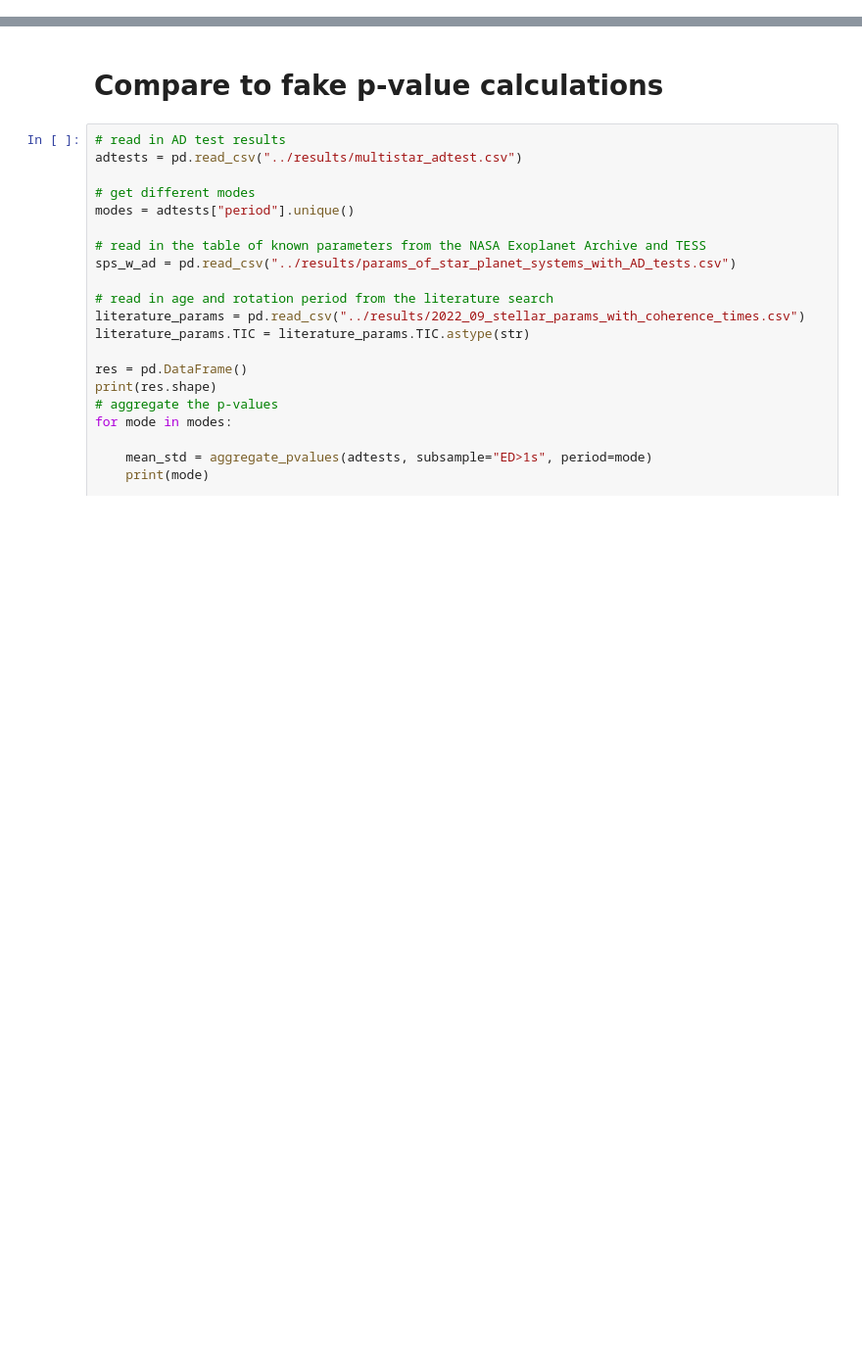
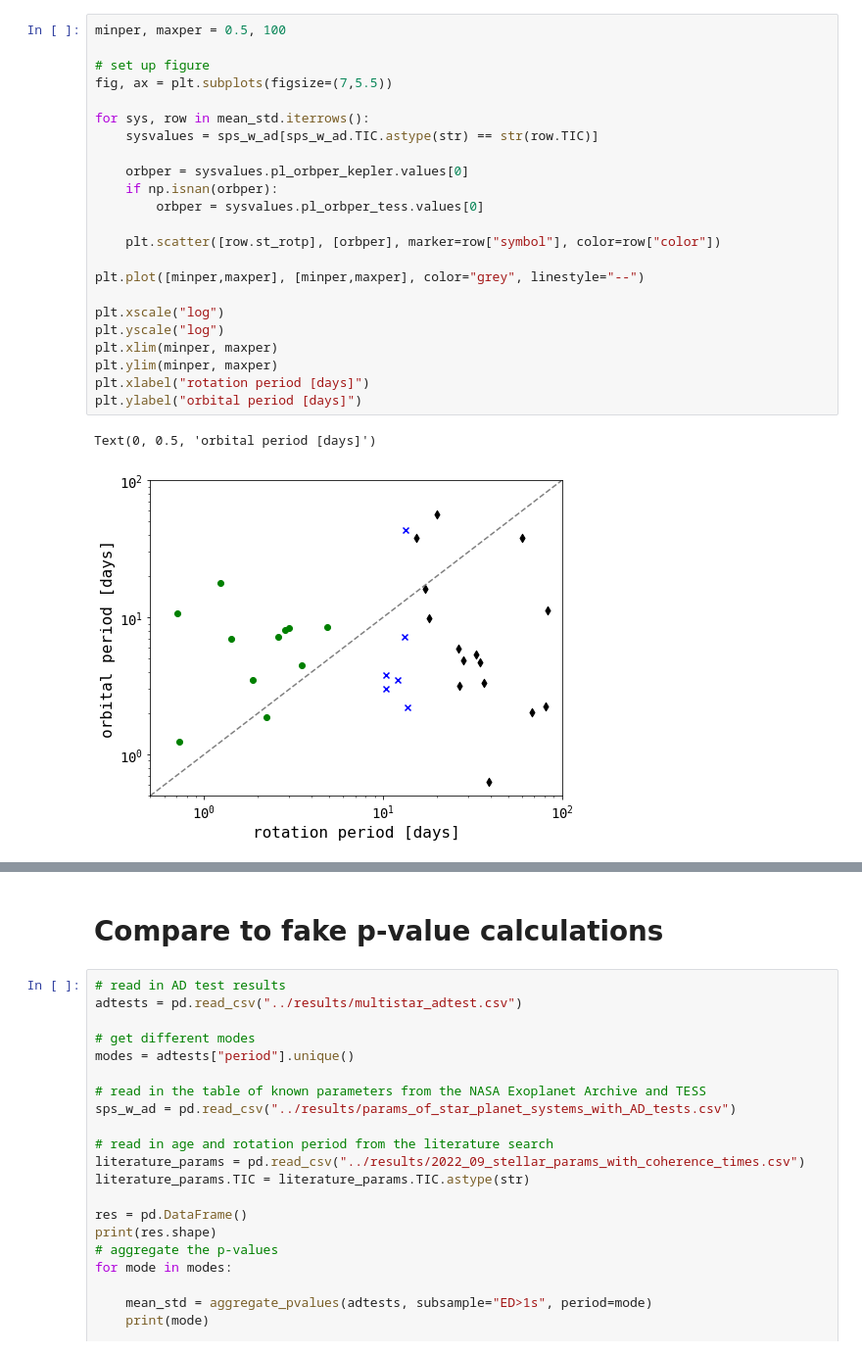
Before and after one commit to ekaterinailin/flaring-spi, a Jupyter notebook: notebooks/_07_stars_vs_adtests.ipynb, the cells around one changed output, grey strips where cells are left out. Shown at 98% size. Cells and saved outputs as stored; diff of their text form; blank space fills up the shorter version.

```diff
--- a/notebooks/_07_stars_vs_adtests.ipynb
+++ b/notebooks/_07_stars_vs_adtests.ipynb
@@ -101,0 +189,26 @@ TIC 67646988
+# %%
+minper, maxper = 0.5, 100
+
+# set up figure
+fig, ax = plt.subplots(figsize=(7,5.5))
+
+for sys, row in mean_std.iterrows():
+    sysvalues = sps_w_ad[sps_w_ad.TIC.astype(str) == str(row.TIC)]
+
+    orbper = sysvalues.pl_orbper_kepler.values[0]
+    if np.isnan(orbper):
+        orbper = sysvalues.pl_orbper_tess.values[0]
+
+    plt.scatter([row.st_rotp], [orbper], marker=row["symbol"], color=row["color"])
+
+plt.plot([minper,maxper], [minper,maxper], color="grey", linestyle="--")
+
+plt.xscale("log")
+plt.yscale("log")
+plt.xlim(minper, maxper)
+plt.ylim(minper, maxper)
+plt.xlabel("rotation period [days]")
+plt.ylabel("orbital period [days]")
+# %% [output]
+Text(0, 0.5, 'orbital period [days]')
+[figure, added]
```
Also changed, not shown: parts of 10 cells of this notebook, 1 other file.
